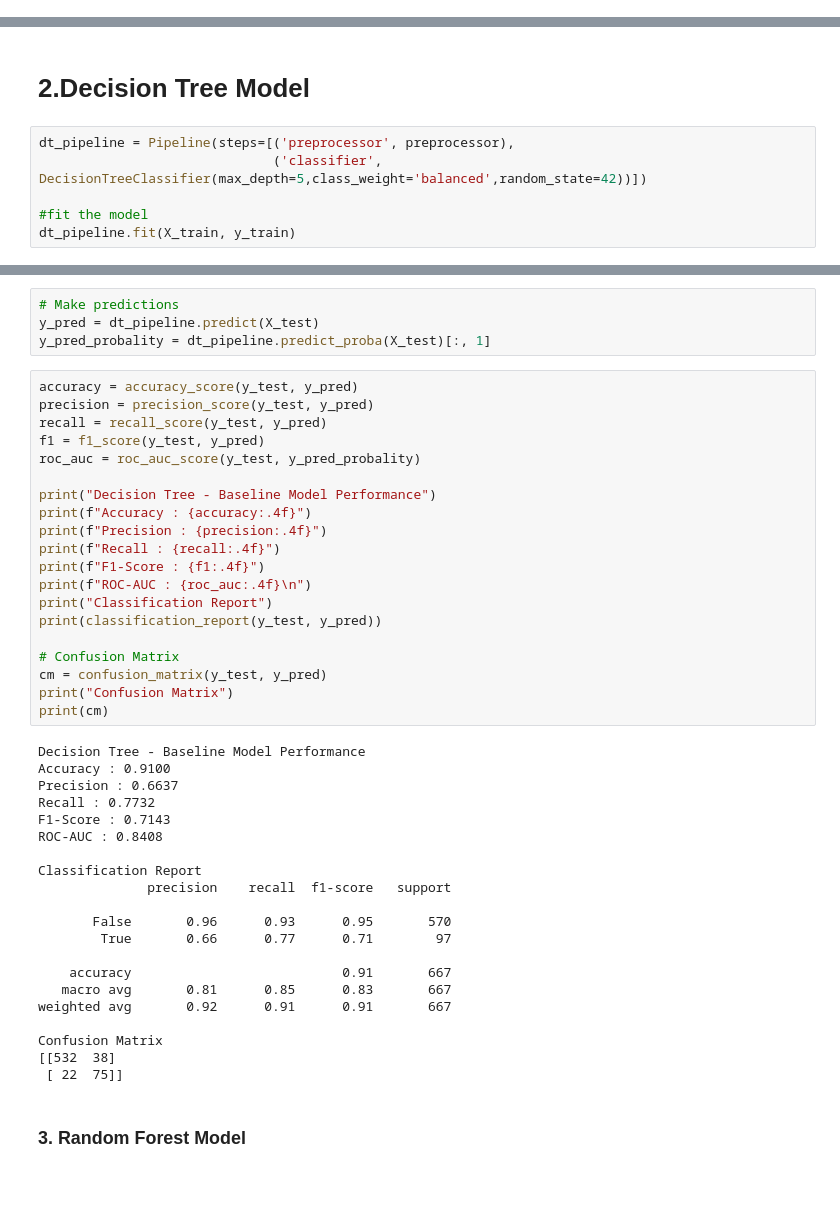
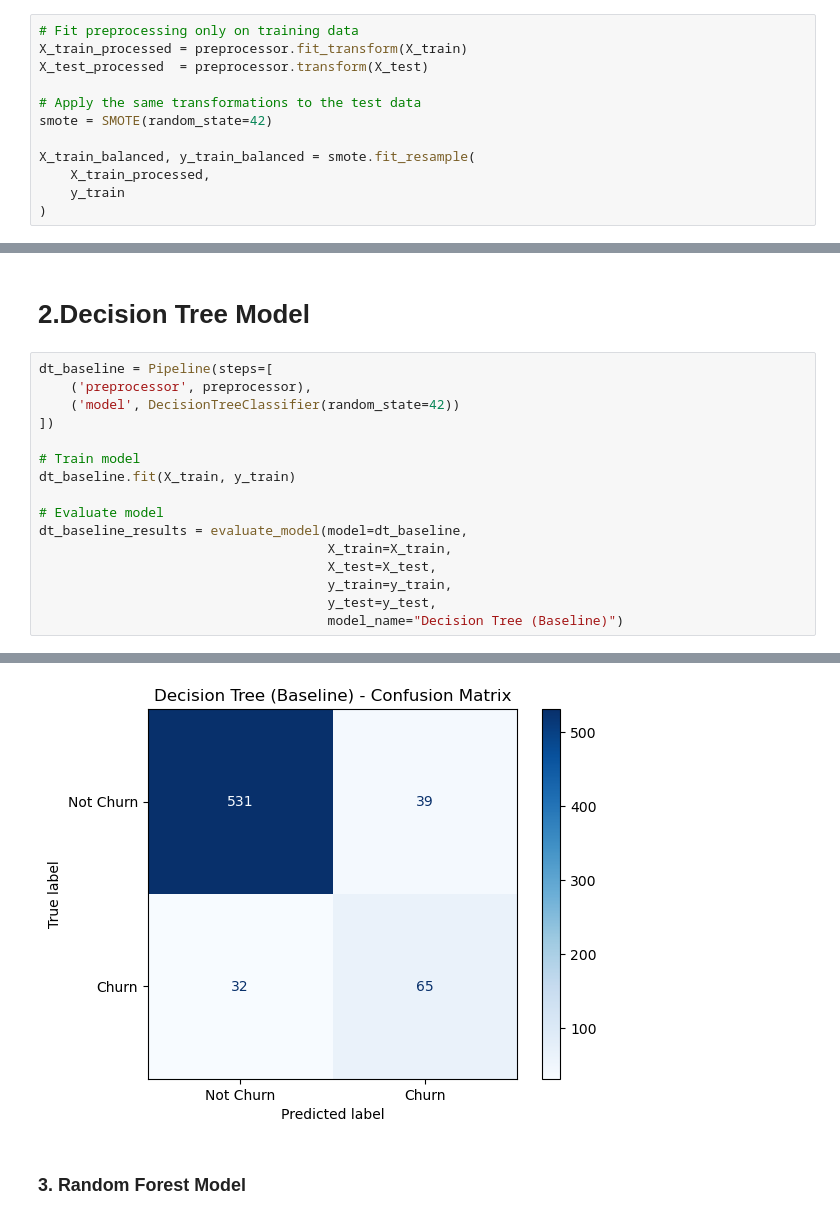
Before and after one commit to muimidean/SyriaTel_Customer_Churn, a Jupyter notebook: SyriaTel_Customer_Churn.ipynb, the cells around one changed output, grey strips where cells are left out. Drawn from its saved outputs; the diff is of its cells as text; blank space fills up the shorter version.

```diff
--- a/SyriaTel_Customer_Churn.ipynb
+++ b/SyriaTel_Customer_Churn.ipynb
@@ -280 +279,13 @@ Pipeline(steps=[('preprocessor',
+# %%
+# Fit preprocessing only on training data
+X_train_processed = preprocessor.fit_transform(X_train)
+X_test_processed  = preprocessor.transform(X_test)
+
+# Apply the same transformations to the test data
+smote = SMOTE(random_state=42)
+
+X_train_balanced, y_train_balanced = smote.fit_resample(
+    X_train_processed,
+    y_train
+)
 # %%
@@ -334,9 +391,19 @@ The logistic regression model achieved reasonable recall on the churn class, ind
 # %% [markdown]
 # 2.Decision Tree Model
 # %%
-dt_pipeline = Pipeline(steps=[('preprocessor', preprocessor),
-                              ('classifier', DecisionTreeClassifier(max_depth=5,class_weight='balanced',random_state=42))])
+dt_baseline = Pipeline(steps=[
+    ('preprocessor', preprocessor),
+    ('model', DecisionTreeClassifier(random_state=42))
+])
 
-#fit the model
-dt_pipeline.fit(X_train, y_train)
+# Train model
+dt_baseline.fit(X_train, y_train)
+
+# Evaluate model
+dt_baseline_results = evaluate_model(model=dt_baseline,
+                                     X_train=X_train,
+                                     X_test=X_test,
+                                     y_train=y_train,
+                                     y_test=y_test,
+                                     model_name="Decision Tree (Baseline)")
 # %% [output]
@@ -359,47 +427,3 @@ Pipeline(steps=[('preprocessor',
+[figure, added]
-# %%
-# Make predictions
-y_pred = dt_pipeline.predict(X_test)
-y_pred_probality = dt_pipeline.predict_proba(X_test)[:, 1]
-# %%
-accuracy = accuracy_score(y_test, y_pred)
-precision = precision_score(y_test, y_pred)
-recall = recall_score(y_test, y_pred)
-f1 = f1_score(y_test, y_pred)
-roc_auc = roc_auc_score(y_test, y_pred_probality)
-
-print("Decision Tree - Baseline Model Performance")
-print(f"Accuracy : {accuracy:.4f}")
-print(f"Precision : {precision:.4f}")
-print(f"Recall : {recall:.4f}")
-print(f"F1-Score : {f1:.4f}")
-print(f"ROC-AUC : {roc_auc:.4f}\n")
-print("Classification Report")
-print(classification_report(y_test, y_pred))
-
-# Confusion Matrix
-cm = confusion_matrix(y_test, y_pred)
-print("Confusion Matrix")
-print(cm)
-# %% [output]
-Decision Tree - Baseline Model Performance
-Accuracy : 0.9100
-Precision : 0.6637
-Recall : 0.7732
-F1-Score : 0.7143
-ROC-AUC : 0.8408
-
-Classification Report
-              precision    recall  f1-score   support
-
-       False       0.96      0.93      0.95       570
-        True       0.66      0.77      0.71        97
-
-    accuracy                           0.91       667
-   macro avg       0.81      0.85      0.83       667
-weighted avg       0.92      0.91      0.91       667
-
-Confusion Matrix
-[[532  38]
- [ 22  75]]
 # %% [markdown]
 ### 3. Random Forest Model
```
Also changed, not shown: parts of 13 cells of this notebook.
